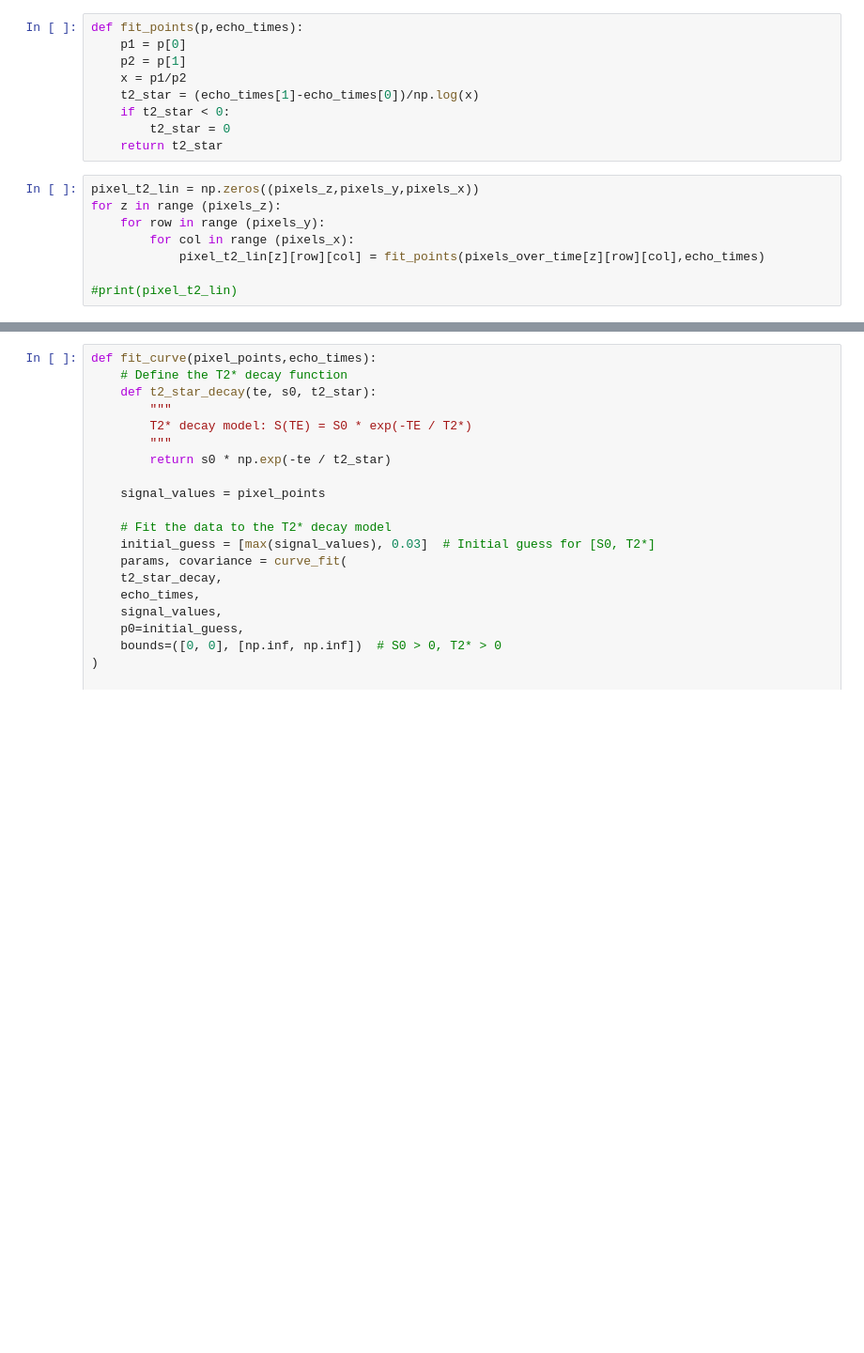
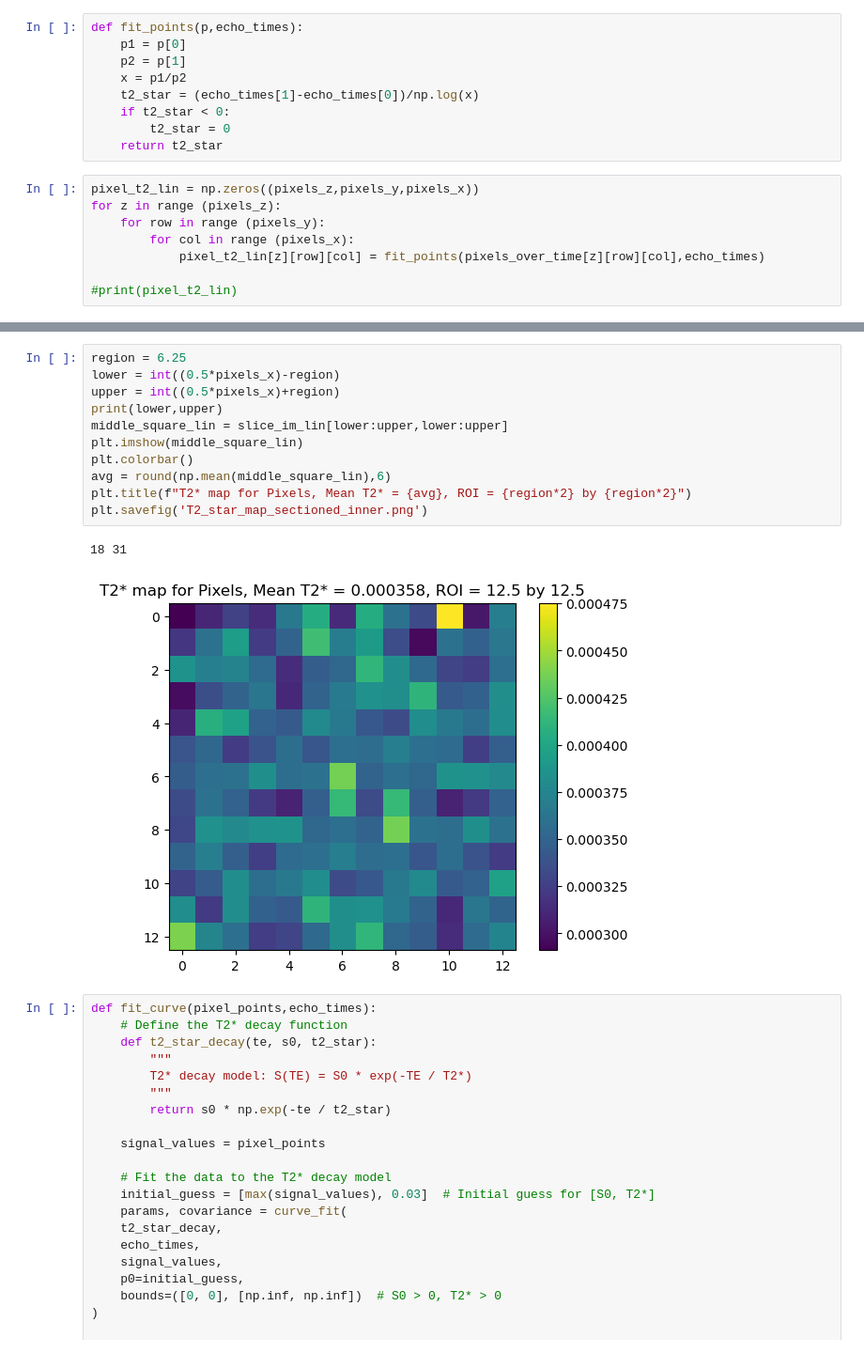
Before and after one commit to indup01/masters_mri_myelin_ute_imaging, a Jupyter notebook: simulation_t2_star_3D.ipynb, the cells around one changed output, grey strips where cells are left out. Shown at 94% size. Drawn from its saved outputs; the diff is of its cells as text; blank space fills up the shorter version.

```diff
--- a/simulation_t2_star_3D.ipynb
+++ b/simulation_t2_star_3D.ipynb
@@ -437,3 +446,17 @@ plt.colorbar()
+# %%
+region = 6.25
+lower = int((0.5*pixels_x)-region)
+upper = int((0.5*pixels_x)+region)
+print(lower,upper)
+middle_square_lin = slice_im_lin[lower:upper,lower:upper]
+plt.imshow(middle_square_lin)
+plt.colorbar()
+avg = round(np.mean(middle_square_lin),6)
+plt.title(f"T2* map for Pixels, Mean T2* = {avg}, ROI = {region*2} by {region*2}")
+plt.savefig('T2_star_map_sectioned_inner.png')
+# %% [output]
+18 31
+[figure, added]
 # %%
 def fit_curve(pixel_points,echo_times):
     # Define the T2* decay function
```
Also changed, not shown: parts of 9 cells of this notebook.
